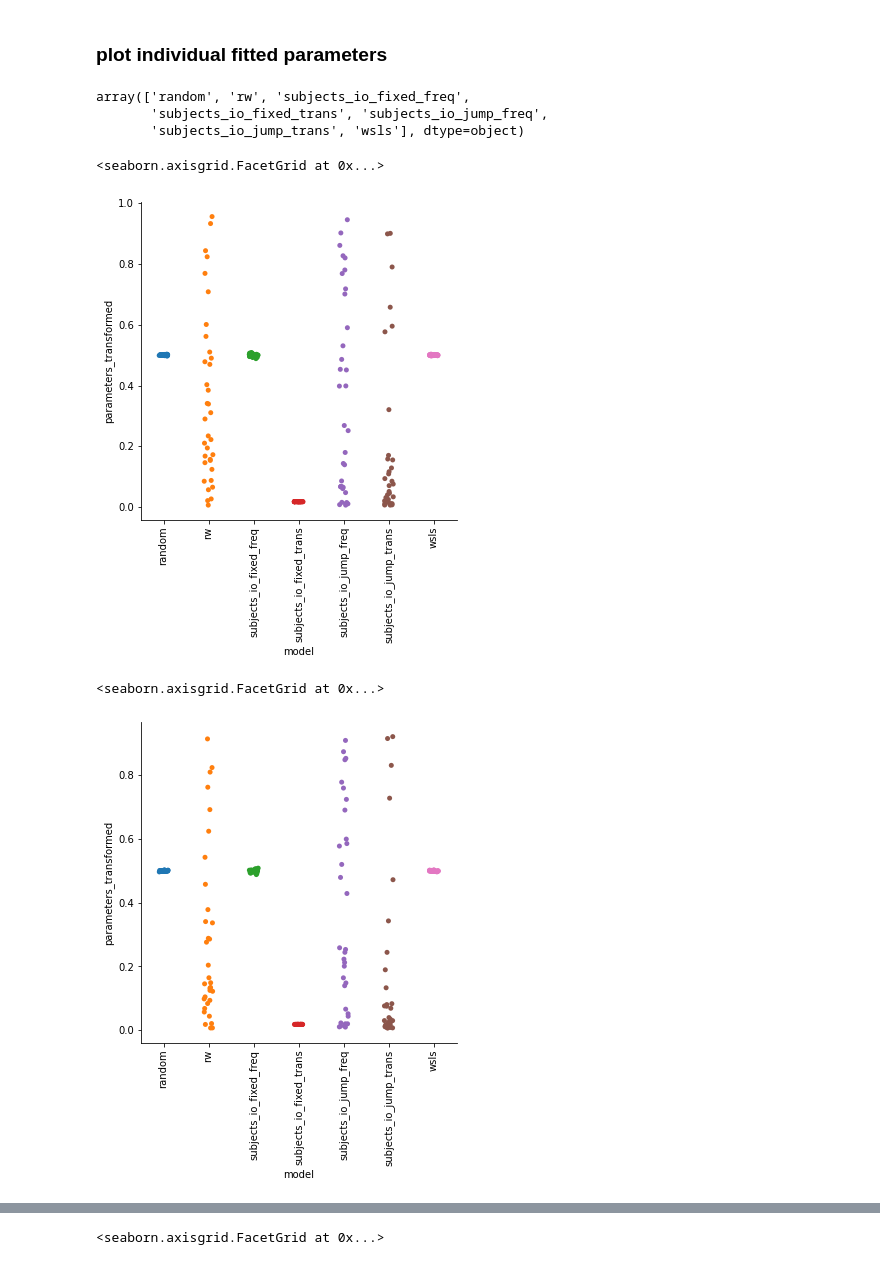
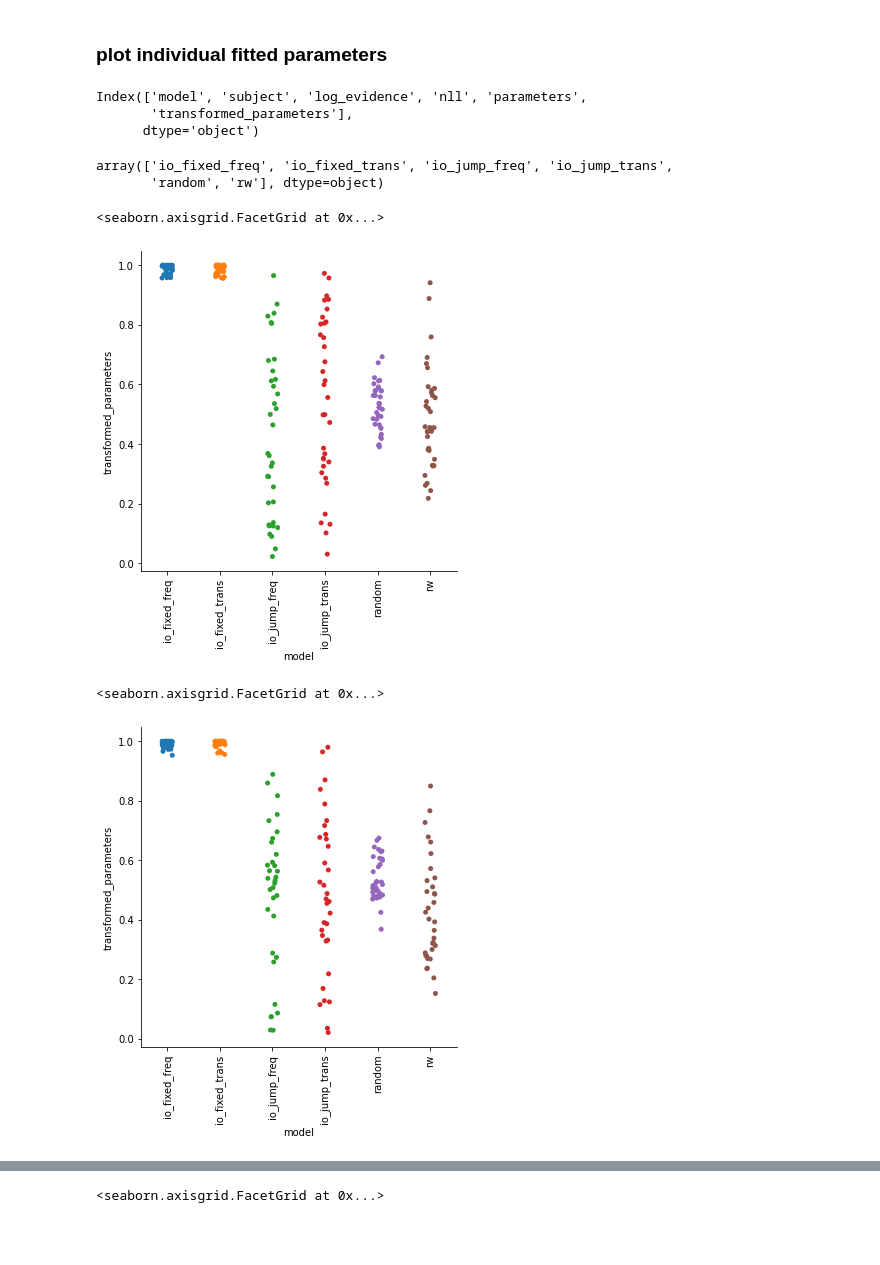
Before and after one commit to syzhang/tsl_hbi, a Jupyter notebook: model_gen/plot_params.ipynb, the cells around one changed output, grey strips where cells are left out. Saved outputs shown, nothing was run; the diff lists cells and outputs as text; code cells hidden in the pictures; blank space fills up the shorter version.

Commit message:
corr plots

```diff
--- a/model_gen/plot_params.ipynb
+++ b/model_gen/plot_params.ipynb
@@ -6,8 +6,17 @@ import numpy as np
 import pandas as pd
 import seaborn as sns
 import matplotlib.pyplot as plt
+# %%
+sns.set_style("whitegrid")
 # %%
-df = pd.read_csv('./params/fmri.csv')
+# df = pd.read_csv('./params/fmri.csv')
+df = pd.read_csv('../model_comparison/params/fmri.csv')
+# %%
+df.columns
+# %% [output]
+Index(['model', 'subject', 'log_evidence', 'nll', 'parameters',
+       'transformed_parameters'],
+      dtype='object')
 # %%
-df['subject'] = np.tile(np.arange(35),len(np.unique(df['model'])))
+# df['subject'] = np.tile(np.arange(35),len(np.unique(df['model'])))
 # %%
@@ -16,22 +25,22 @@ def sig(x):
 # %%
 np.unique(df['model'])
 # %% [output]
-array(['random', 'rw', 'subjects_io_fixed_freq',
-       'subjects_io_fixed_trans', 'subjects_io_jump_freq',
-       'subjects_io_jump_trans', 'wsls'], dtype=object)
+array(['io_fixed_freq', 'io_fixed_trans', 'io_jump_freq', 'io_jump_trans',
+       'random', 'rw'], dtype=object)
 # %%
-df['parameters_transformed'] = df['parameters'].apply(sig)
+# df['parameters_transformed'] = df['parameters'].apply(sig)
 # %%
-g = sns.catplot(data=df, x='model', y='parameters_transformed')
+g = sns.catplot(data=df, x='model', y='transformed_parameters')
 g.set_xticklabels(rotation=90)
 # %% [output]
 <seaborn.axisgrid.FacetGrid at 0x...>
-[figure, old version]
+[figure, new version]
 # %%
-df = pd.read_csv('./params/practice.csv')
-df['parameters_transformed'] = df['parameters'].apply(sig)
-g = sns.catplot(data=df, x='model', y='parameters_transformed')
+# df = pd.read_csv('./params/practice.csv')
+df = pd.read_csv('../model_comparison/params/practice.csv')
+# df['parameters_transformed'] = df['parameters'].apply(sig)
+g = sns.catplot(data=df, x='model', y='transformed_parameters')
 g.set_xticklabels(rotation=90)
 # %% [output]
 <seaborn.axisgrid.FacetGrid at 0x...>
-[figure, old version]
+[figure, new version]
```
Also changed, not shown: parts of 11 cells of this notebook, 16 other files.
